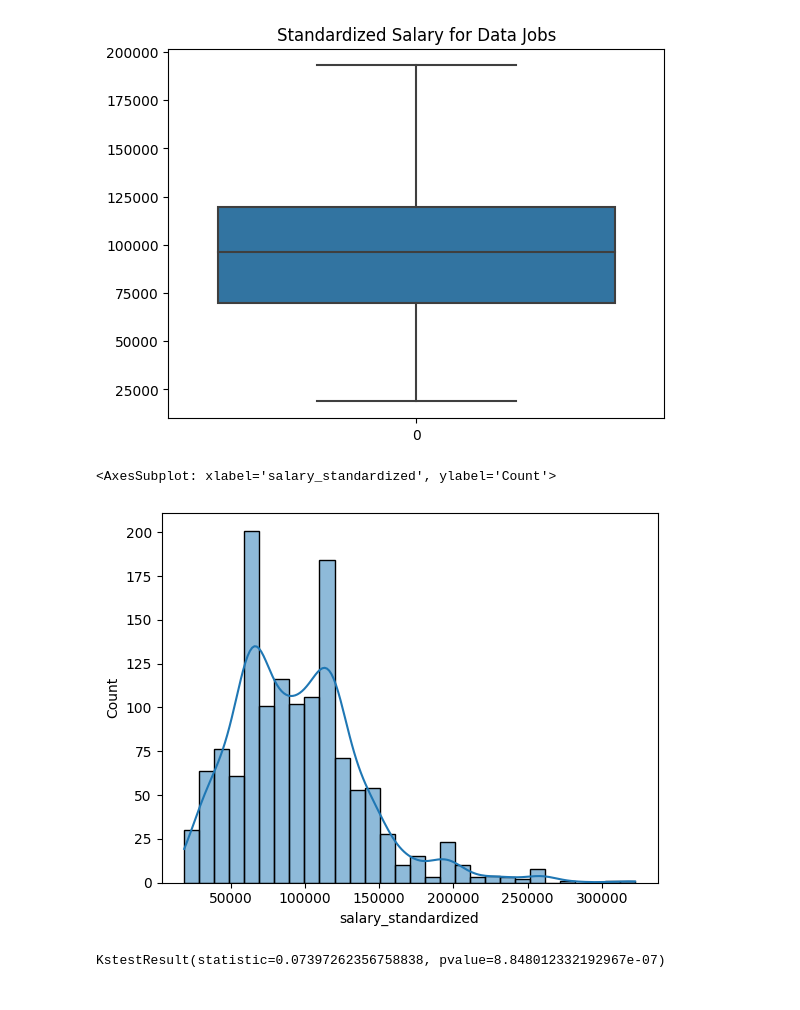
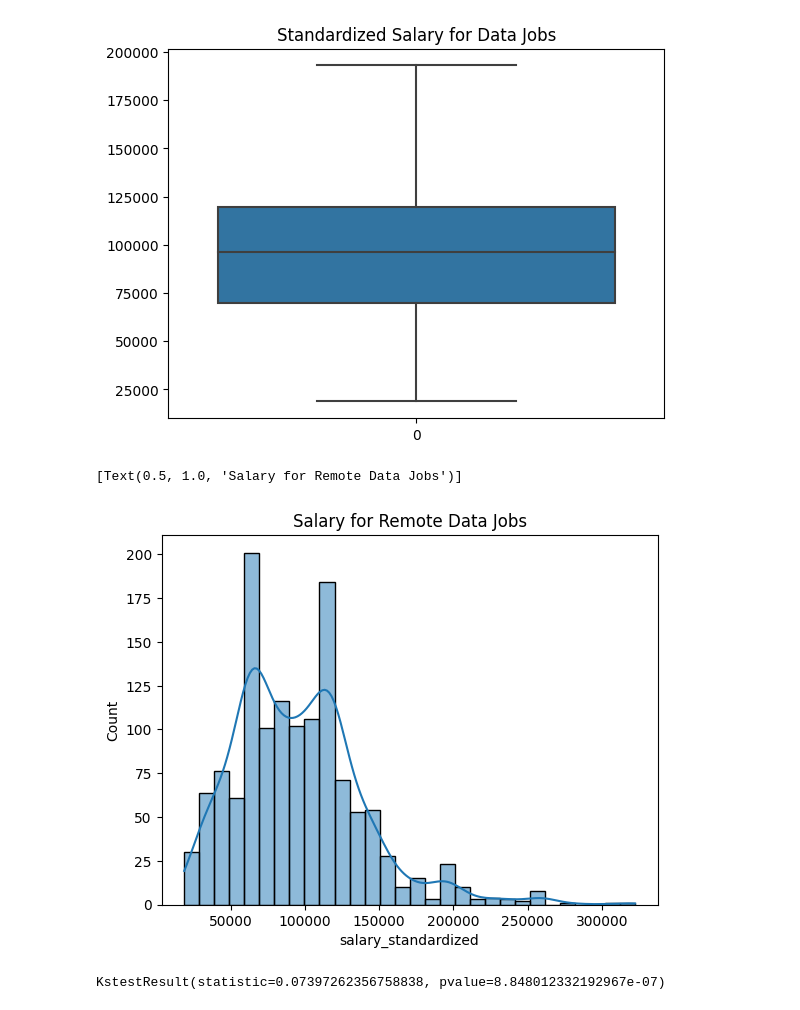
Before and after one commit to JacquelineGomez06/Big-Data-AWS-ETL, a Jupyter notebook: eda.ipynb, the cells around one changed output. Saved outputs shown, nothing was run; the diff lists cells and outputs as text; code cells hidden in the pictures.

```diff
--- a/eda.ipynb
+++ b/eda.ipynb
@@ -23,11 +26,11 @@ sns.boxplot(data = data_df["salary_standardized"],showfliers = False).set(title=
 # %%
 #STANDARD SALARY VS REMOTE
 
 remote=data_df[data_df["work_from_home"]==True]
-sns.histplot(data=remote,x="salary_standardized",bins=30,kde=True)
+sns.histplot(data=remote,x="salary_standardized",bins=30,kde=True).set(title="Salary for Remote Data Jobs")
 # %% [output]
-<AxesSubplot: xlabel='salary_standardized', ylabel='Count'>
+[Text(0.5, 1.0, 'Salary for Remote Data Jobs')]
-[figure, old version]
+[figure, new version]
 # %%
 stats.kstest(remote["salary_standardized"], stats.norm.cdf, args=(remote["salary_standardized"].mean(),remote["salary_standardized"].std()))
 # %% [output]
```
Also changed, not shown: parts of 5 cells of this notebook, 2 other files.
